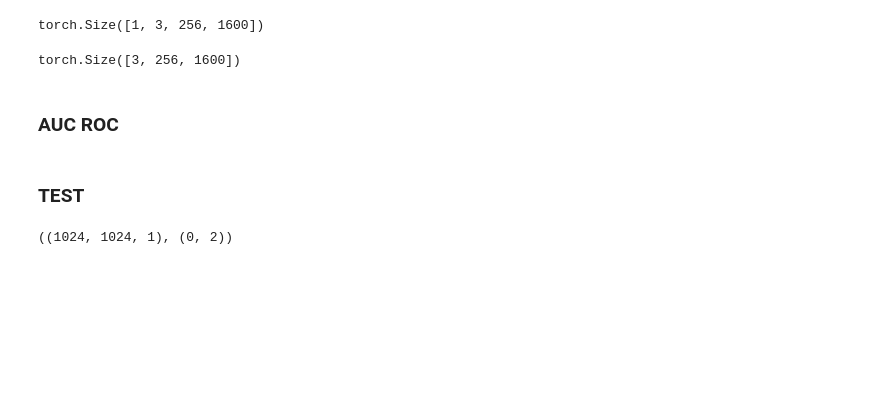
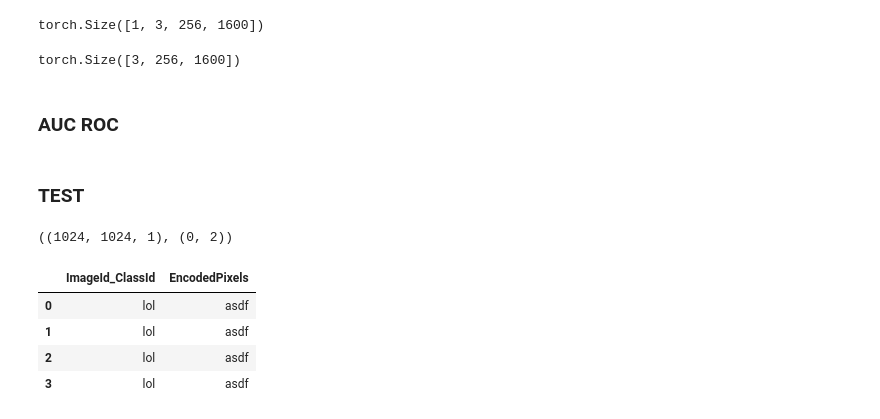
Before and after one commit to pyaf/severstal-steel-defect-detection, a Jupyter notebook: notebooks/test.ipynb, the cells around one changed output. Cells and saved outputs as stored; diff of their text form; code cells hidden in the pictures; blank space fills up the shorter version.

```diff
--- a/notebooks/test.ipynb
+++ b/notebooks/test.ipynb
@@ -1517,3 +1568,14 @@ mask = np.load('../data/npy_masks/1.2.276.0.7230010.3.1.4.8323329.10137.15178752
 img.shape, mask.shape
 # %% [output]
 ((1024, 1024, 1), (0, 2))
+# %%
+preds = [['lol', 'asdf'], ['lol', 'asdf'], ['lol', 'asdf'], ['lol', 'asdf']]
+df = pd.DataFrame(preds, columns=['ImageId_ClassId', 'EncodedPixels'])
+# %%
+df.head()
+# %% [output]
+|  | ImageId_ClassId | EncodedPixels |
+| 0 | lol | asdf |
+| 1 | lol | asdf |
+| 2 | lol | asdf |
+| 3 | lol | asdf |
```
Also changed, not shown: parts of 12 cells of this notebook, 8 other files.
